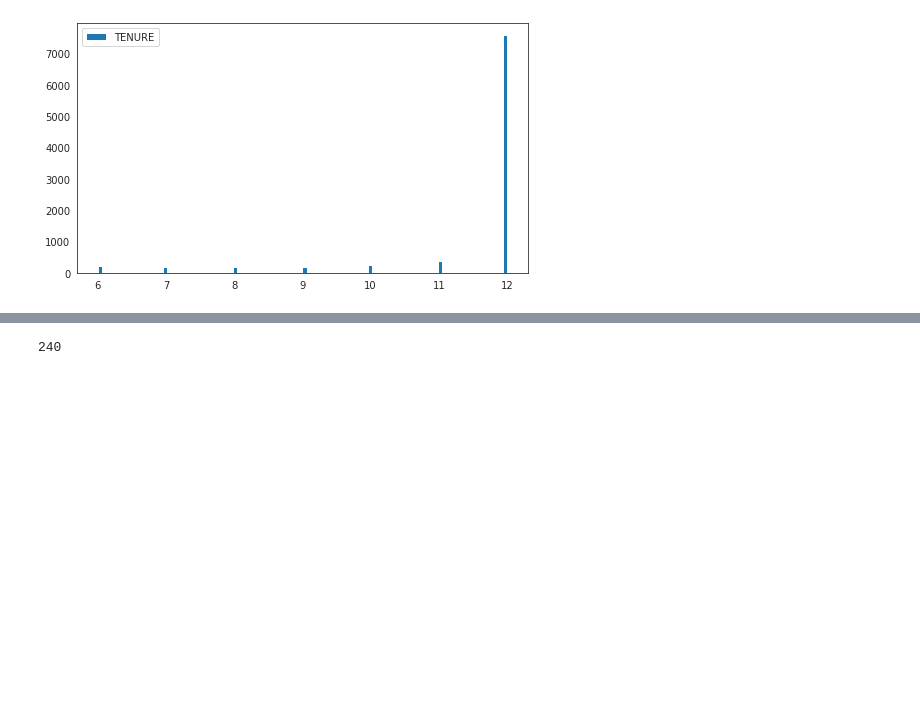
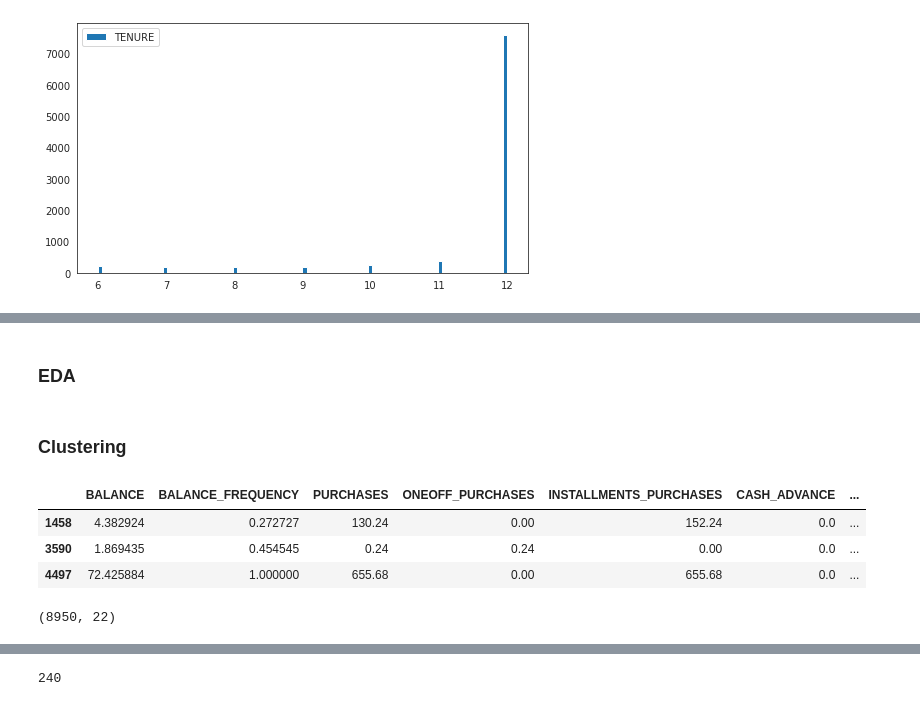
Before and after one commit to philippe-heitzmann/CC_Customers_Unsupervised_Clustering, a Jupyter notebook: Credit_Card_Unsupervised_Clustering.ipynb, the cells around one changed output, grey strips where cells are left out. Cells and saved outputs as stored; diff of their text form; code cells hidden in the pictures; blank space fills up the shorter version.

```diff
--- a/Credit_Card_Unsupervised_Clustering.ipynb
+++ b/Credit_Card_Unsupervised_Clustering.ipynb
@@ -234,3 +229,9 @@ df.fillna(0, inplace = True)
+# %%
+#Given it appears credit limit varies quite a bit with tenure with <10 years tenure customers posting credit limits <$3K on the whole vs ~$4K for >10y, and given our own
+#industry knowledge regarding the impact of tenure on offered credit limits, we will choose to impute this missing credit limit value to the mean
+
+#imputing missing CREDIT_Limit value to mea of $3,000 for <10y tenure customers
+df['CREDIT_LIMIT'] = df['CREDIT_LIMIT'].fillna(3000)
 # %% [markdown]
 #### Step 2: Outlier Treatment
 # %%
@@ -473,0 +448,6 @@ dtype: int64
+# %%
+df['ONEOFF_PURCHASES/PURCHASES'] = df['ONEOFF_PURCHASES'] / df['PURCHASES']
+df['INSTALLMENTS_PURCHASES/PURCHASES'] = df['INSTALLMENTS_PURCHASES'] / df['PURCHASES']
+df['MINIMUM_PAYMENTS/PAYMENTS'] = df['MINIMUM_PAYMENTS'] / df['PAYMENTS']
+df['Average_Purchase_Amount'] = df['PURCHASES'] / df['PURCHASES_TRX']
+df['Average_Cash_Advance_Amount'] = df['CASH_ADVANCE'] / df['CASH_ADVANCE_TRX']
@@ -473,0 +466,9 @@ dtype: int64
+# %%
+#imputing below to zero given caused by division by zero erros
+df['ONEOFF_PURCHASES/PURCHASES'] = df['ONEOFF_PURCHASES/PURCHASES'].fillna(0)
+df['INSTALLMENTS_PURCHASES/PURCHASES'] = df['INSTALLMENTS_PURCHASES/PURCHASES'].fillna(0)
+df['MINIMUM_PAYMENTS/PAYMENTS'] = df['MINIMUM_PAYMENTS/PAYMENTS'].fillna(0)
+df['Average_Purchase_Amount'] = df['Average_Purchase_Amount'].fillna(0)
+df['Average_Cash_Advance_Amount'] = df['Average_Cash_Advance_Amount'].fillna(0)
+# %% [markdown]
+### EDA
@@ -473,0 +491,12 @@ dtype: int64
+# %% [markdown]
+### Clustering
+# %%
+df.drop(['CUST_ID'], axis = 1, inplace = True)
+# %%
+infmask = np.isinf(X)
+df.loc[infmask]
+# %% [output]
+|  | BALANCE | BALANCE_FREQUENCY | PURCHASES | ONEOFF_PURCHASES | INSTALLMENTS_PURCHASES | CASH_ADVANCE | ... |
+| 1458 | 4.382924 | 0.272727 | 130.24 | 0.00 | 152.24 | 0.0 | ... |
+| 3590 | 1.869435 | 0.454545 | 0.24 | 0.24 | 0.00 | 0.0 | ... |
+| 4497 | 72.425884 | 1.000000 | 655.68 | 0.00 | 655.68 | 0.0 | ... |
@@ -473,0 +506,8 @@ dtype: int64
+# %%
+from sklearn.preprocessing import StandardScaler
+X = np.asarray(df)
+scaler = StandardScaler()
+X = scaler.fit_transform(X)
+X.shape
+# %% [output]
+(8950, 22)
```
Also changed, not shown: parts of 20 cells of this notebook.
